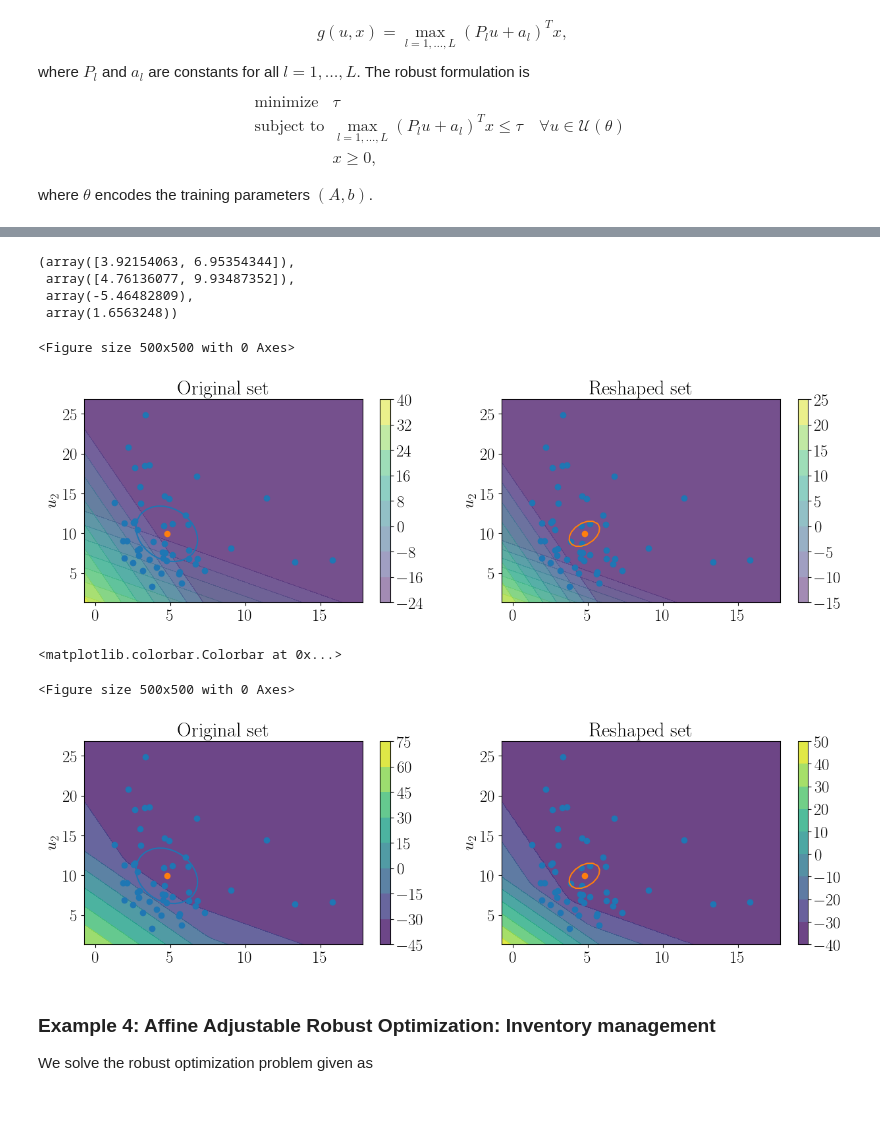
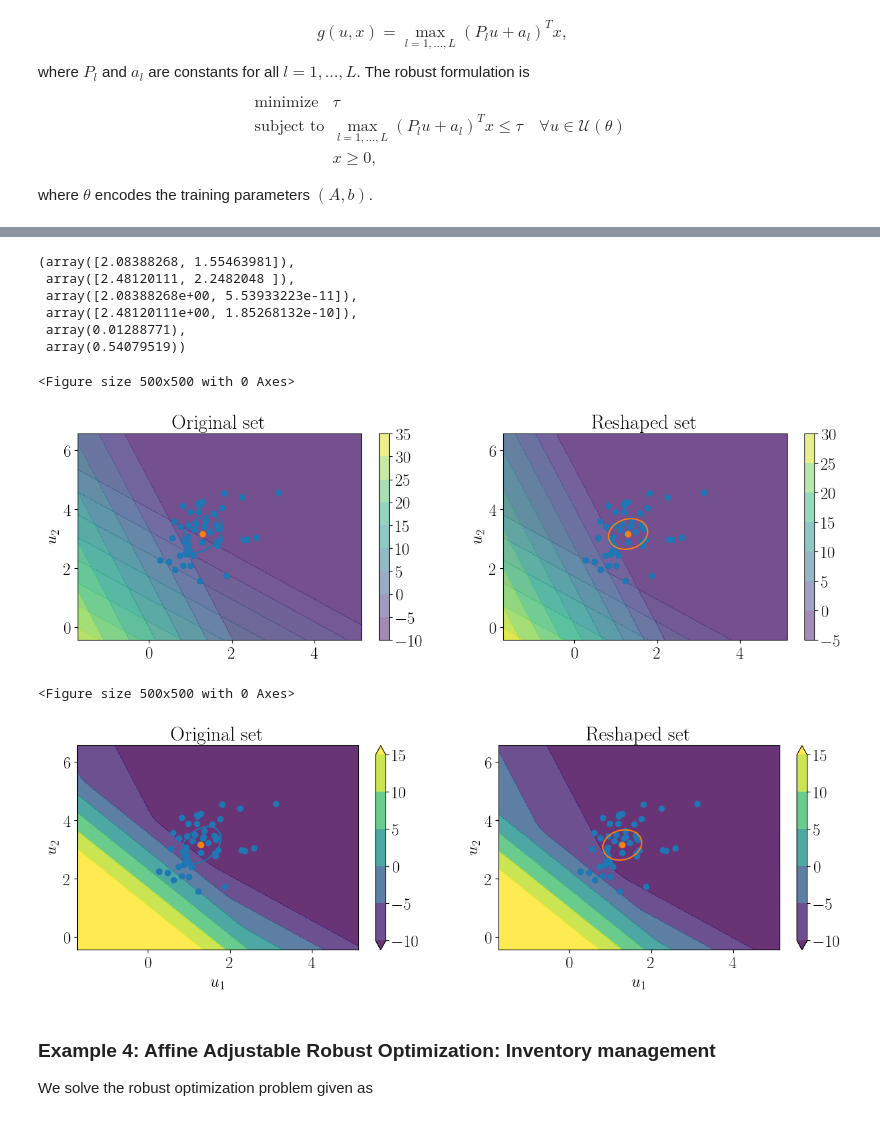
Before and after one commit to stellatogrp/lropt, a Jupyter notebook: examples/experiments/tutorial_learning.ipynb, the cells around one changed output, grey strips where cells are left out. Drawn from its saved outputs; the diff is of its cells as text; code cells hidden in the pictures.

```diff
--- a/examples/experiments/tutorial_learning.ipynb
+++ b/examples/experiments/tutorial_learning.ipynb
@@ -966,19 +1026,23 @@ u = lro.UncertainParameter(n,
                                                     A = init, b = init_b))
 # Formulate the Robust Problem
 x_r = cp.Variable(n)
+x_1 = cp.Variable(n)
 t = cp.Variable()
 y = cp.Variable()
 
 objective = cp.Minimize(t+y)
 
 constraints = [cp.maximum(k@x_r - p@x_r, k@x_r - p@u) <= t]
-constraints += [cp.maximum(k1@x_r - p1@x_r, k1@x_r - p1@u) <= y]
-constraints += [x_r >= 0]
+constraints += [cp.maximum(k1@x_1 - p1@x_1, k1@x_1 - p1@u) <= y]
+
+constraints += [x_r >= 0, x_r >= x_1, x_1 >= 0]
 
 prob = lro.RobustProblem(objective, constraints)
 prob.solve()
 # result3.reform_problem.solve()
 x_opt_base = x_r.value
+x_opt_base1 = x_1.value
+
 t_base = t.value
 
 n = 2
@@ -987,27 +1051,33 @@ u = lro.UncertainParameter(n,
                                                     A = A_fin, b = b_fin))
 # Formulate the Robust Problem
 x_r = cp.Variable(n)
+x_1 = cp.Variable(n)
 t = cp.Variable()
 y = cp.Variable()
 
 objective = cp.Minimize(t+y)
 
 constraints = [cp.maximum(k@x_r - p@x_r, k@x_r - p@u) <= t]
-constraints += [cp.maximum(k1@x_r - p1@x_r, k1@x_r - p1@u) <= y]
-constraints += [x_r >= 0]
+constraints += [cp.maximum(k1@x_1 - p1@x_1, k1@x_1 - p1@u) <= y]
+
+constraints += [x_r >= 0, x_r >= x_1, x_1 >= 0]
 
 prob = lro.RobustProblem(objective, constraints)
 prob.solve()
 # result3.reform_problem.solve()
 x_opt_learned = x_r.value
+x_opt_learned1 = x_1.value
+
 t_learned = t.value
-x_opt_learned,x_opt_base,t_learned, t_base
+x_opt_learned,x_opt_base,x_opt_learned1,x_opt_base1,t_learned, t_base
 # A_fin, init, b_fin, init_b
 # %% [output]
-(array([3.92154063, 6.95354344]),
- array([4.76136077, 9.93487352]),
- array(-5.46482809),
- array(1.6563248))
+(array([2.08388268, 1.55463981]),
+ array([2.48120111, 2.2482048 ]),
+ array([2.08388268e+00, 5.53933223e-11]),
+ array([2.48120111e+00, 1.85268132e-10]),
+ array(0.01288771),
+ array(0.54079519))
 # %%
 def fmt(x):
     s = f"{x:.1f}"
@@ -1058,8 +1128,8 @@ for i in range(num_p):
         # init_set[i,j] = np.linalg.norm(init@ u_vec - init@np.mean(data, axis = 0))
         g_level_learned[i,j] = np.maximum(k @ x_opt_learned - p @ x_opt_learned, k @ x_opt_learned - p @ u_vec)
         g_level_base[i,j] = np.maximum(k @ x_opt_base - p @ x_opt_base, k @ x_opt_base - p @ u_vec)
-        g_level_learned1[i,j] = np.maximum(k1 @ x_opt_learned - p1 @ x_opt_learned, k1 @ x_opt_learned - p1 @ u_vec)
-        g_level_base1[i,j] = np.maximum(k1 @ x_opt_base - p1 @ x_opt_base, k1 @ x_opt_base - p1 @ u_vec)
+        g_level_learned1[i,j] = np.maximum(k1 @ x_opt_learned1 - p1 @ x_opt_learned1, k1 @ x_opt_learned1 - p1 @ u_vec)
+        g_level_base1[i,j] = np.maximum(k1 @ x_opt_base1 - p1 @ x_opt_base1, k1 @ x_opt_base1 - p1 @ u_vec)
 
 
 fig, (ax1, ax2) = plt.subplots(1, 2, figsize=(15, 4))
@@ -1123,7 +1193,7 @@ fig.colorbar(a2,ax = ax2)
 plt.savefig("Reshaped1.pdf", bbox_inches='tight')
 # %% [output]
 <Figure size 500x500 with 0 Axes>
-[figure, old version]
+[figure, new version]
 # %%
 def fmt(x):
     s = f"{x:.1f}"
@@ -1172,17 +1242,17 @@ for i in range(num_p):
         for k_ind in range(K):
             init_set[k_ind][i,j] = np.linalg.norm(result3.A[k_ind*n:(k_ind+1)*n, 0:n]@ u_vec  - result3.A[k_ind*n:(k_ind+1)*n, 0:n]@np.mean(data, axis = 0))
         # init_set[i,j] = np.linalg.norm(init@ u_vec - init@np.mean(data, axis = 0))
-        g_level_learned[i,j] = np.maximum(k @ x_opt_learned - p @ x_opt_learned, k @ x_opt_learned - p @ u_vec) + np.maximum(k1 @ x_opt_learned - p1 @ x_opt_learned, k1 @ x_opt_learned - p1 @ u_vec)
-        g_level_base[i,j] = np.maximum(k @ x_opt_base - p @ x_opt_base, k @ x_opt_base - p @ u_vec) + np.maximum(k1 @ x_opt_base - p1 @ x_opt_base, k1 @ x_opt_base - p1 @ u_vec)
-        g_level_learned1[i,j] = np.maximum(k1 @ x_opt_learned - p1 @ x_opt_learned, k1 @ x_opt_learned - p1 @ u_vec)
-        g_level_base1[i,j] = np.maximum(k1 @ x_opt_base - p1 @ x_opt_base, k1 @ x_opt_base - p1 @ u_vec)
+        g_level_learned[i,j] = np.maximum(k @ x_opt_learned - p @ x_opt_learned, k @ x_opt_learned - p @ u_vec) + np.maximum(k1 @ x_opt_learned1 - p1 @ x_opt_learned1, k1 @ x_opt_learned1 - p1 @ u_vec)
+        g_level_base[i,j] = np.maximum(k @ x_opt_base - p @ x_opt_base, k @ x_opt_base - p @ u_vec) + np.maximum(k1 @ x_opt_base1 - p1 @ x_opt_base1, k1 @ x_opt_base1 - p1 @ u_vec)
+        g_level_learned1[i,j] = np.maximum(k1 @ x_opt_learned1 - p1 @ x_opt_learned1, k1 @ x_opt_learned1 - p1 @ u_vec)
+        g_level_base1[i,j] = np.maximum(k1 @ x_opt_base1 - p1 @ x_opt_base1, k1 @ x_opt_base1 - p1 @ u_vec)
 
 
 fig, (ax1, ax2) = plt.subplots(1, 2, figsize=(15, 4))
 
 ax1.set_title("Original set")
 # Set x axis label for the contour plot
-ax1.set_label(r"$u_1$")
+ax1.set_xlabel(r"$u_1$")
 # Set y axis label for the contour plot
 import seaborn as sns
 ax1.set_ylabel(r"$u_2$")
@@ -1203,42 +1273,41 @@ for k_ind in range(K):
 # b1 = plt.contour(x,y,g_level_base, np.arange(-10,12,5), colors = ["tab:blue"],alpha = 0.8)
 # a2 = plt.contour(x,y,g_level_learned1, np.arange(-10,12,5), colors = ["tab:orange"], alpha = 0.8)
 # b2 = plt.contour(x,y,g_level_base1, np.arange(-10,12,5), colors = ["tab:blue"],alpha = 0.8)
 
 # plt.clabel(a1, a1.levels, inline=True, fmt=fmt, fontsize=18)
 # plt.clabel(b1, b1.levels, inline=True, fmt=fmt, fontsize=18)
 # plt.clabel(a2, a2.levels, inline=True, fmt=fmt, fontsize=18)
 # plt.clabel(b2, b2.levels, inline=True, fmt=fmt, fontsize=18)
 
-a1 = ax1.contourf(x,y,g_level_base,alpha = 0.8)
+a1 = ax1.contourf(x,y,g_level_base,np.arange(-10, 20, 5),extend='both',alpha = 0.8)
 # ax1.contourf(x,y,g_level_base1,alpha = 0.5)
 
 ax1.scatter(data[:,0],data[:,1])
 ax1.scatter(np.mean(data,axis= 0)[0], np.mean(data,axis= 0)[1])
-fig.colorbar(a1, ax = ax1)
-
+aa = fig.colorbar(a1, ax = ax1)
 
 ax2.set_title("Reshaped set")
 # Set x axis label for the contour plot
-ax2.set_label(r"$u_1$")
+ax2.set_xlabel(r"$u_1$")
 # Set y axis label for the contour plot
 import seaborn as sns
 ax2.set_ylabel(r"$u_2$")
 # plt.ylim(-20,40)
 # plt.xlim(-20,40)
 for k_ind in range(K):
     ax2.contour(x,y,fin_set[k_ind], [1], colors = ["tab:orange"])
 # for k_ind in range(K):
 #     ax1.contour(x,y,init_set[k_ind], [1], colors = ["tab:blue"])
-a2 = ax2.contourf(x,y,g_level_learned,alpha = 0.8)
+a2 = ax2.contourf(x,y,g_level_learned,np.arange(-10, 20, 5),extend='both',alpha = 0.8)
 # ax2.contourf(x,y,g_level_learned1,alpha = 0.5)
 
 ax2.scatter(data[:,0],data[:,1])
 ax2.scatter(np.mean(data,axis= 0)[0], np.mean(data,axis= 0)[1])
-fig.colorbar(a2,ax = ax2)
+fig.colorbar(a2,ax = ax2, boundaries=np.linspace(-10,20,10))
+plt.savefig("Reshaped1.pdf", bbox_inches='tight')
 # %% [output]
-<matplotlib.colorbar.Colorbar at 0x...>
+<Figure size 500x500 with 0 Axes>
-<Figure size 500x500 with 0 Axes>
-[figure, old version]
+[figure, new version]
 # %% [markdown]
 ### Example 4: Affine Adjustable Robust Optimization: Inventory management
 
```
Also changed, not shown: parts of 19 cells of this notebook, 52 other files.
